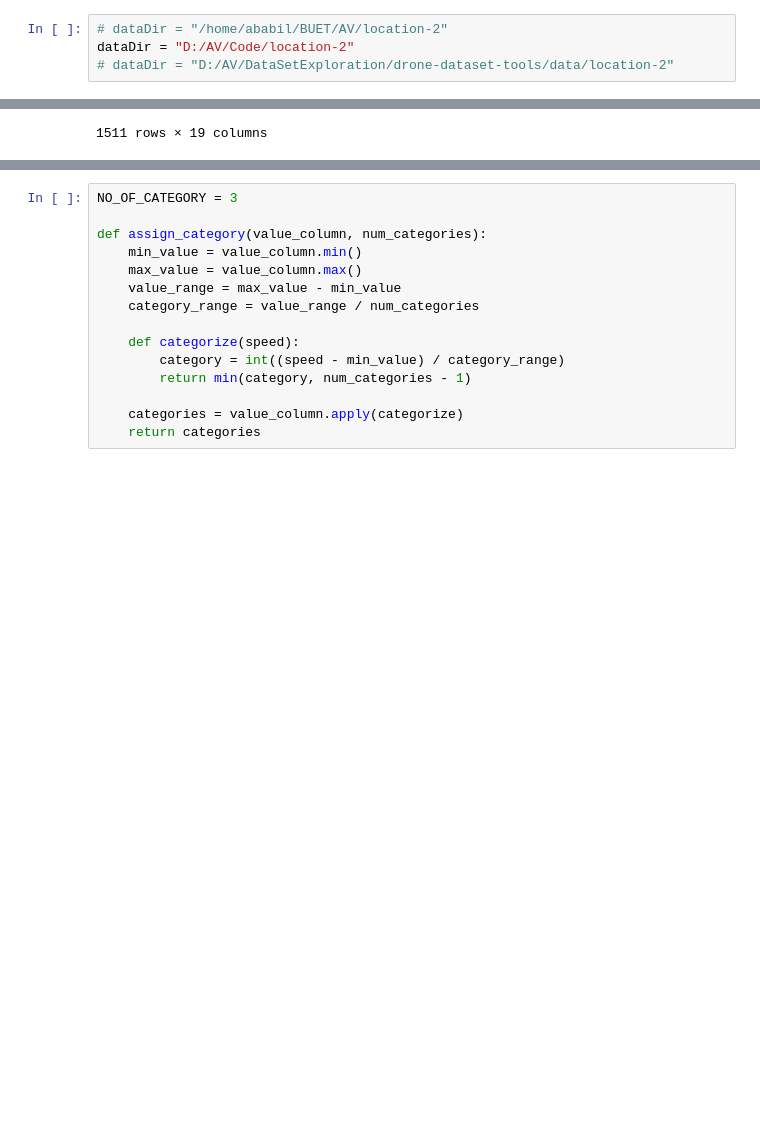
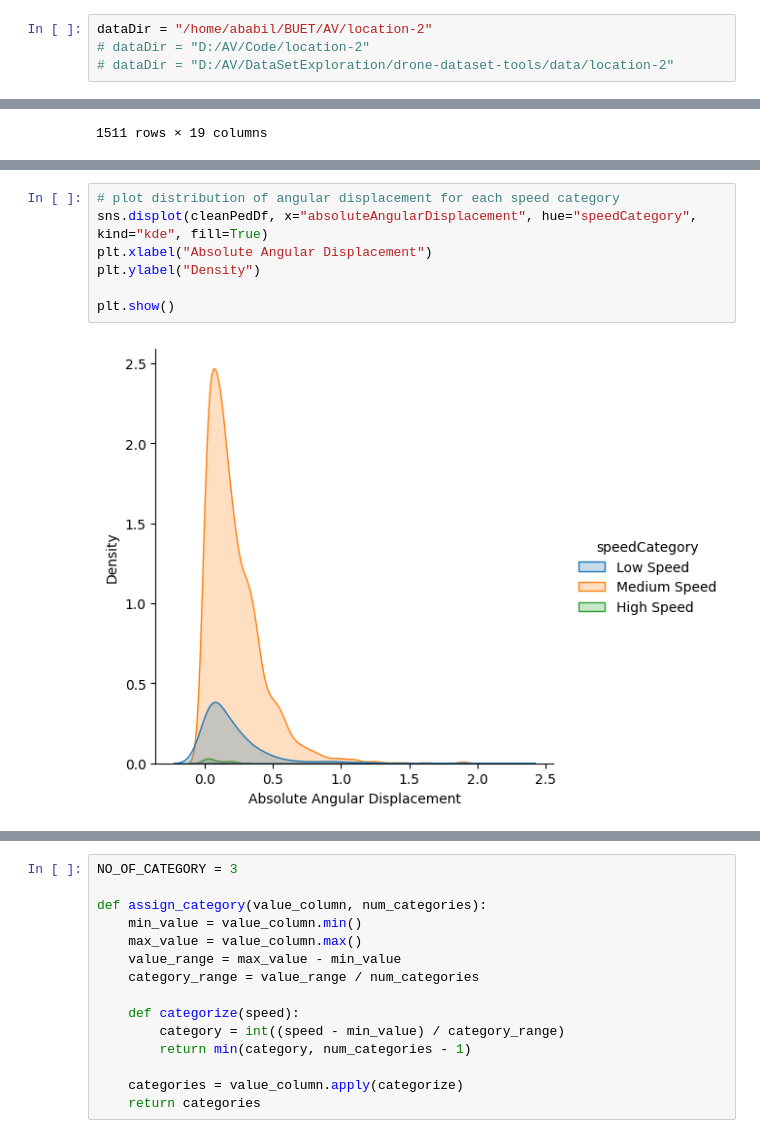
Before and after one commit to BUET-AV/behavior-hypotheses, a Jupyter notebook: src/notebooks/max-heading-diff.ipynb, the cells around one changed output, grey strips where cells are left out. Cells and saved outputs as stored; diff of their text form; blank space fills up the shorter version.

```diff
--- a/src/notebooks/max-heading-diff.ipynb
+++ b/src/notebooks/max-heading-diff.ipynb
@@ -7,8 +7,8 @@
 2. open **'init_notebook.py'** and change the **projectFolder** to the src folder of the repository.
 3. In the following cell change the dataDir to the data directory of the InD dataset
 # %%
-# dataDir = "/home/ababil/BUET/AV/location-2"
-dataDir = "D:/AV/Code/location-2"
+dataDir = "/home/ababil/BUET/AV/location-2"
+# dataDir = "D:/AV/Code/location-2"
 # dataDir = "D:/AV/DataSetExploration/drone-dataset-tools/data/location-2"
 # %%
 exec(open('init_notebook.py').read())
@@ -226,0 +437,9 @@ plt.scatter(angularStartingDf["speed"], angularStartingDf["relativeAngularDispla
+# %%
+# plot distribution of angular displacement for each speed category
+sns.displot(cleanPedDf, x="absoluteAngularDisplacement", hue="speedCategory", kind="kde", fill=True)
+plt.xlabel("Absolute Angular Displacement")
+plt.ylabel("Density")
+
+plt.show()
+# %% [output]
+[figure, added]
```
Also changed, not shown: parts of 20 cells of this notebook, 2 other files.
